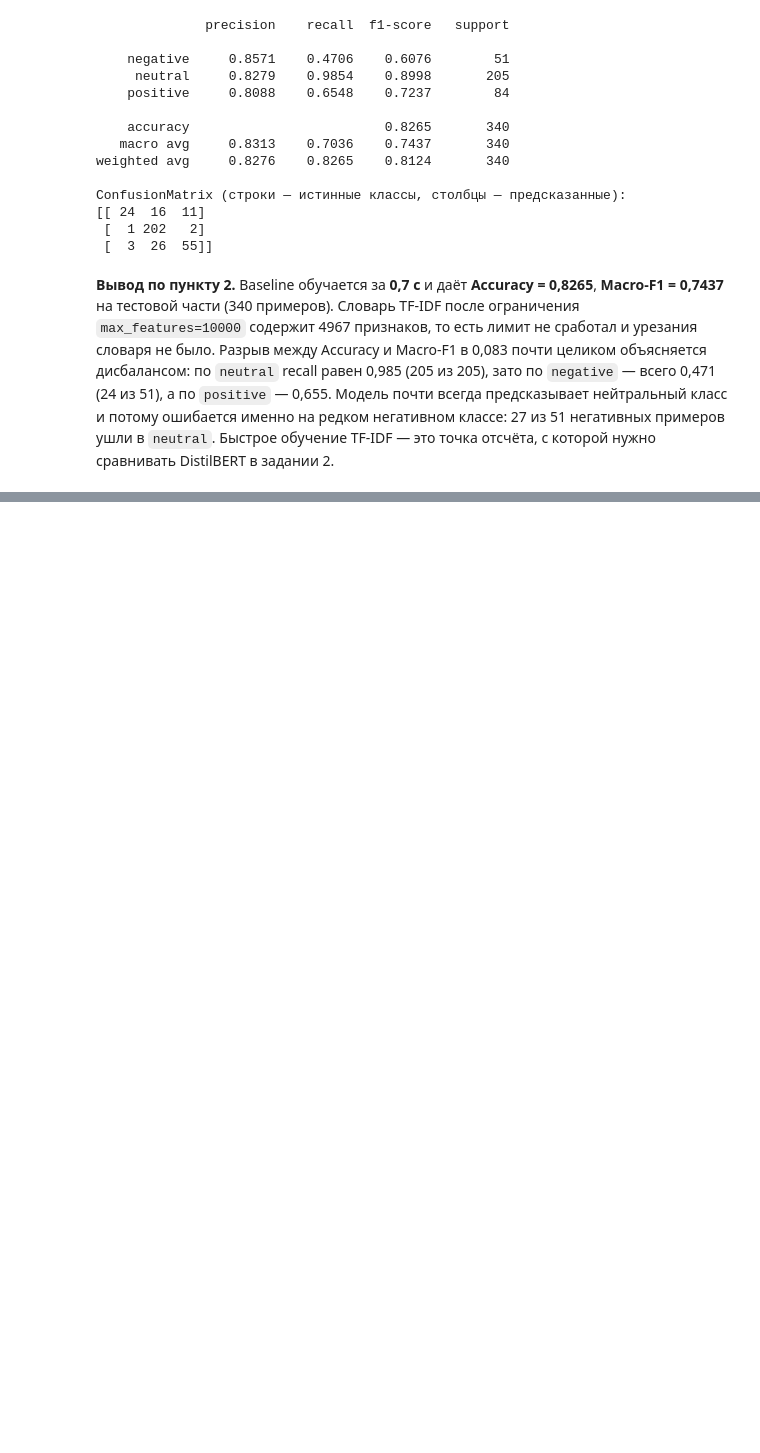
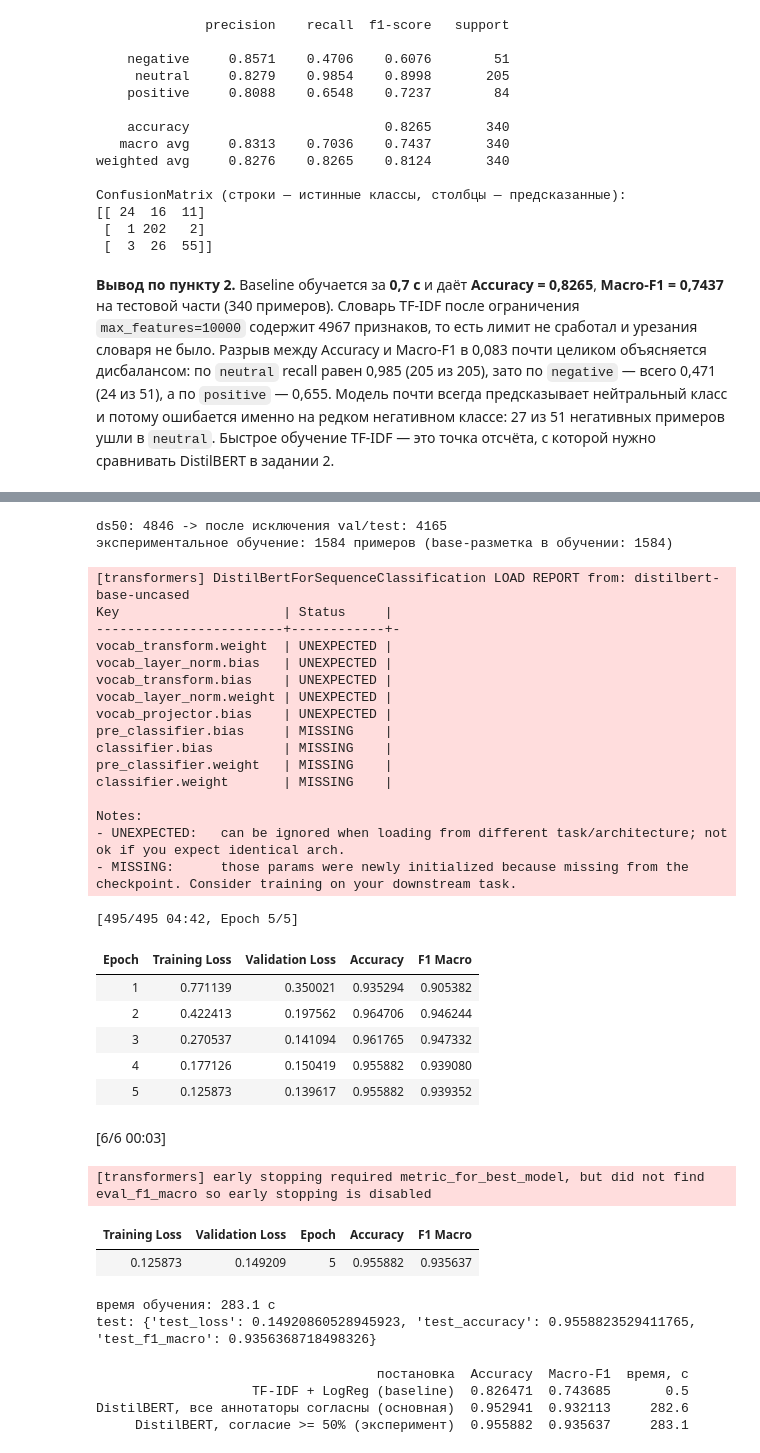
Before and after one commit to lxvevery1/LSTU_MAG, a Jupyter notebook: 6_1/SEDIH/lr1/lr1_variant16_task1.ipynb, the cells around one changed output, grey strips where cells are left out. Drawn from its saved outputs; the diff is of its cells as text; code cells hidden in the pictures; blank space fills up the shorter version.

Commit message:
task 2 3 update

```diff
--- a/6_1/SEDIH/lr1/lr1_variant16_task1.ipynb
+++ b/6_1/SEDIH/lr1/lr1_variant16_task1.ipynb
@@ -202,0 +472,74 @@ DistilBERT в задании 2.
+# %%
+# шаг 3.4: пул с согласием >= 50%, без предложений из val/test
+held_out = set(val_ds["text"]) | set(test_ds["text"])
+ds50_pool = to_pool([ds50["train"]], lambda ex: ex["sentence"], lambda ex: ex["label"])
+ds50_full = len(ds50_pool)
+ds50_pool = ds50_pool.filter(lambda ex: ex["text"] not in held_out)
+print(f"ds50: {ds50_full} -> после исключения val/test: {len(ds50_pool)}")
+
+exp_train = ds50_pool.shuffle(seed=SEED).select(range(len(train_ds)))
+print(f"экспериментальное обучение: {len(exp_train)} примеров "
+      f"(base-разметка в обучении: {len(train_ds)})")
+
+exp_enc = encode(exp_train)
+exp_trainer = make_trainer("./out_exp", exp_enc)
+t0 = time.time()
+exp_trainer.train()
+EXP_TIME = time.time() - t0
+exp_metrics = exp_trainer.evaluate(test_enc, metric_key_prefix="test")
+print(f"время обучения: {EXP_TIME:.1f} с")
+print("test:", exp_metrics)
+# %% [output]
+ds50: 4846 -> после исключения val/test: 4165
+экспериментальное обучение: 1584 примеров (base-разметка в обучении: 1584)
+[transformers] DistilBertForSequenceClassification LOAD REPORT from: distilbert-base-uncased
+Key                     | Status     |
+------------------------+------------+-
+vocab_transform.weight  | UNEXPECTED |
+vocab_layer_norm.bias   | UNEXPECTED |
+vocab_transform.bias    | UNEXPECTED |
+vocab_layer_norm.weight | UNEXPECTED |
+vocab_projector.bias    | UNEXPECTED |
+pre_classifier.bias     | MISSING    |
+classifier.bias         | MISSING    |
+pre_classifier.weight   | MISSING    |
+classifier.weight       | MISSING    |
+
+Notes:
+- UNEXPECTED:   can be ignored when loading from different task/architecture; not ok if you expect identical arch.
+- MISSING:      those params were newly initialized because missing from the checkpoint. Consider training on your downstream task.
+[495/495 04:42, Epoch 5/5]
+| Epoch | Training Loss | Validation Loss | Accuracy | F1 Macro |
+| 1 | 0.771139 | 0.350021 | 0.935294 | 0.905382 |
+| 2 | 0.422413 | 0.197562 | 0.964706 | 0.946244 |
+| 3 | 0.270537 | 0.141094 | 0.961765 | 0.947332 |
+| 4 | 0.177126 | 0.150419 | 0.955882 | 0.939080 |
+| 5 | 0.125873 | 0.139617 | 0.955882 | 0.939352 |
+[6/6 00:03]
+[transformers] early stopping required metric_for_best_model, but did not find eval_f1_macro so early stopping is disabled
+| Training Loss | Validation Loss | Epoch | Accuracy | F1 Macro |
+| 0.125873 | 0.149209 | 5 | 0.955882 | 0.935637 |
+время обучения: 283.1 с
+test: {'test_loss': 0.14920860528945923, 'test_accuracy': 0.9558823529411765, 'test_f1_macro': 0.9356368718498326}
+# %%
+# таблица «постановка x Accuracy x Macro-F1 x время» для всех трёх моделей
+results = pd.DataFrame([
+    {"постановка": "TF-IDF + LogReg (baseline)",
+     "Accuracy": BASELINE["accuracy"],
+     "Macro-F1": BASELINE["f1_macro"],
+     "время, с": round(BASELINE["time_s"], 1)},
+    {"постановка": "DistilBERT, все аннотаторы согласны (основная)",
+     "Accuracy": test_metrics["test_accuracy"],
+     "Macro-F1": test_metrics["test_f1_macro"],
+     "время, с": round(TRAIN_TIME, 1)},
+    {"постановка": "DistilBERT, согласие >= 50% (эксперимент)",
+     "Accuracy": exp_metrics["test_accuracy"],
+     "Macro-F1": exp_metrics["test_f1_macro"],
+     "время, с": round(EXP_TIME, 1)},
+])
+print(results.to_string(index=False))
+# %% [output]
+                                    постановка  Accuracy  Macro-F1  время, с
+                    TF-IDF + LogReg (baseline)  0.826471  0.743685       0.5
+DistilBERT, все аннотаторы согласны (основная)  0.952941  0.932113     282.6
+     DistilBERT, согласие >= 50% (эксперимент)  0.955882  0.935637     283.1
```
Also changed, not shown: parts of 17 cells of this notebook, 1 other file.
